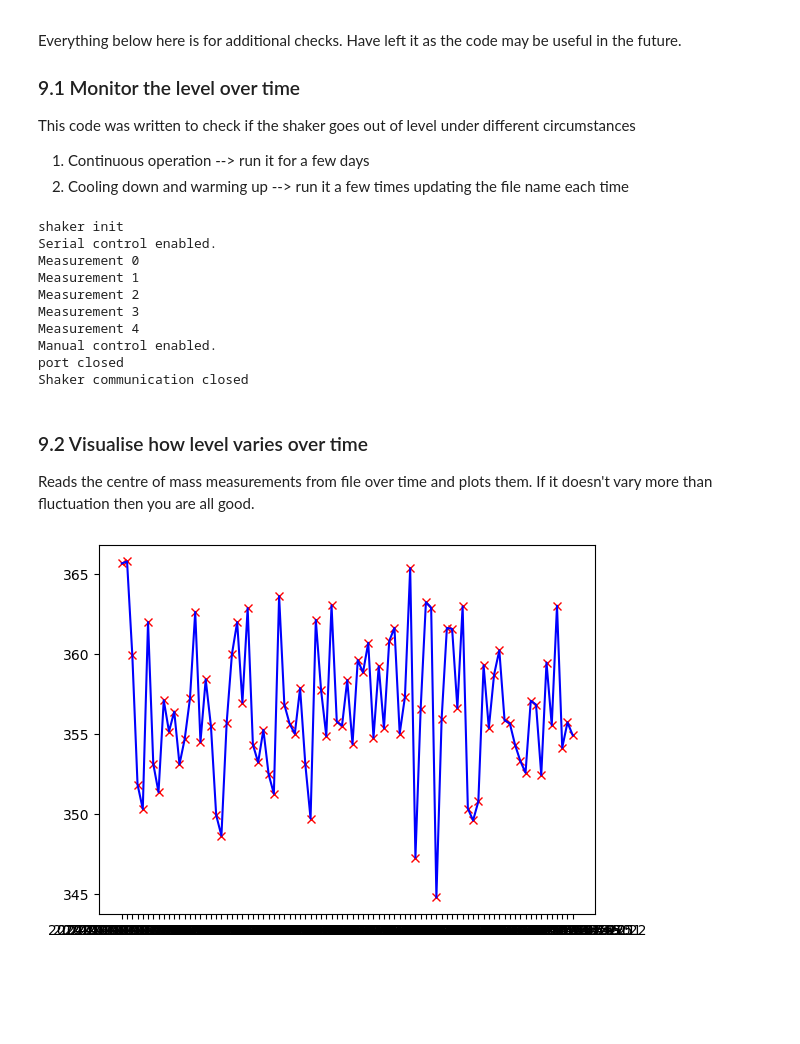
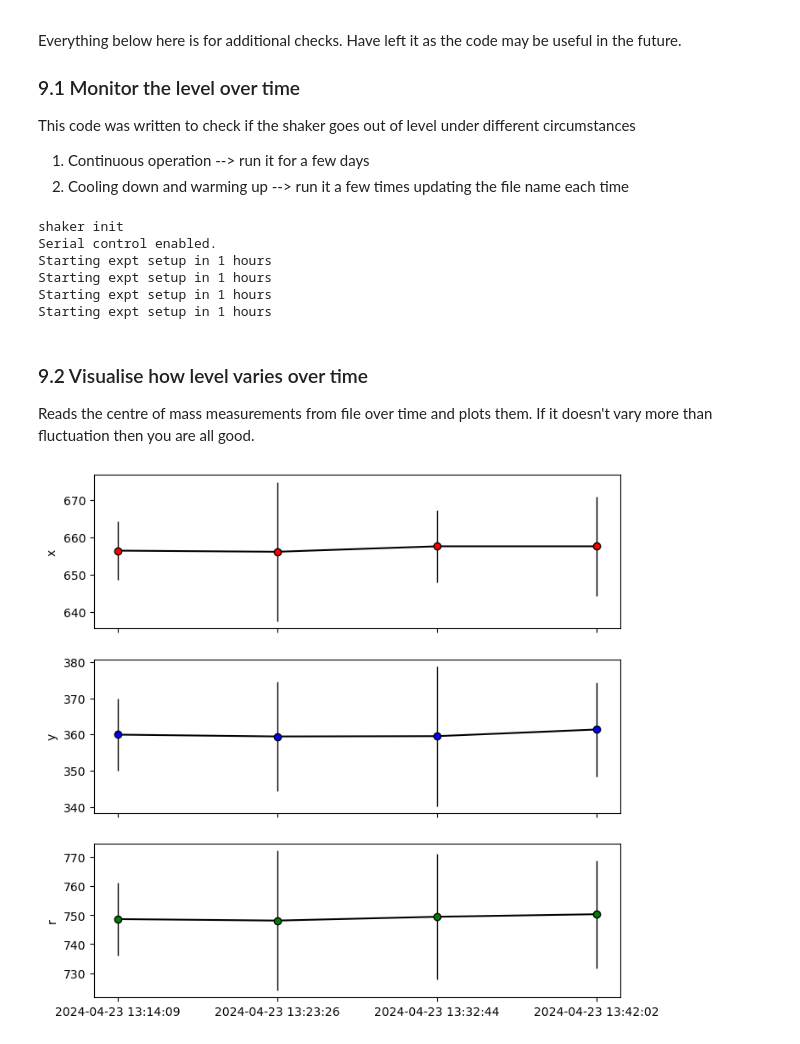
Before and after one commit to MikeSmithLabTeam/shaker_expts, a Jupyter notebook: preexperiment_setup.ipynb, the cells around one changed output. Saved outputs shown, nothing was run; the diff lists cells and outputs as text; code cells hidden in the pictures; blank space fills up the shorter version.

Commit message:
plot changes level

```diff
--- a/preexperiment_setup.ipynb
+++ b/preexperiment_setup.ipynb
@@ -282,8 +282,7 @@ This code was written to check if the shaker goes out of level under different c
 2. Cooling down and warming up --> run it a few times updating the file name each time
 # %%
 import time
-
-from cv2 import mean
+import numpy as np
 from labvision.camera import Camera
 from labvision.camera.camera_config import CameraType
 from shaker.shaker import Shaker
@@ -299,7 +298,7 @@ project_filepath = 'E:/RawData/Mike/Intruders/Intruder_expts/'
 def start_expt_setup(delay_timer_hours):
     for i in range(delay_timer_hours):
         print('Starting expt setup in ' + str(delay_timer_hours - i) + ' hours')
-        time.sleep(3600)
+        time.sleep(300)
         # Get the current date and time
     now = time.localtime()
     # Convert it to a string
@@ -319,7 +318,11 @@ def get_measurement(shaker, cam, iterations=10):
     mean_r = (mean_x**2 + mean_y**2)**0.5
     std_x = sum([(x - mean_x)**2 for x in x_vals])**0.5
     std_y = sum([(y - mean_y)**2 for y in y_vals])**0.5
-    std_r = (std_x**2 + std_y**2)**0.5
+
+    std_r = (std_x**2 + std_y**2)**0.5/(np.sqrt(iterations))
+    std_x = std_x/(np.sqrt(iterations))
+    std_y = std_y/(np.sqrt(iterations))
+
     return mean_x, mean_y, mean_r, std_x, std_y, std_r
 
 
@@ -328,19 +331,15 @@ with Shaker() as shaker, Camera(cam_type=panasonic) as cam:
     while True:
         x,y,r,err_x,err_y,err_r = get_measurement(shaker, cam)
         with open(project_filepath + 'continuous_operation_stability_level.txt', 'a') as f:
-            f.write(date_time_str + ',' + str(x) + ',' + str(y) + ',' + str(r) + ',' + str(err_x) ',' + str(err_y) ',' + str(err_r) + '\n')
+            f.write(date_time_str + ',' + str(x) + ',' + str(y) + ',' + str(r) + ',' + str(err_x) + ',' + str(err_y) + ',' + str(err_r) + '\n')
         date_time_str = start_expt_setup(delay_timer_hours)
 # %% [output]
 shaker init
 Serial control enabled.
-Measurement 0
-Measurement 1
-Measurement 2
-Measurement 3
-Measurement 4
-Manual control enabled.
-port closed
-Shaker communication closed
+Starting expt setup in 1 hours
+Starting expt setup in 1 hours
+Starting expt setup in 1 hours
+Starting expt setup in 1 hours
 # %% [markdown]
 ### 9.2 Visualise how level varies over time
 
@@ -348,17 +347,25 @@ Reads the centre of mass measurements from file over time and plots them. If it
 # %%
 import pandas as pd
 import matplotlib.pyplot as plt
 
 project_filepath = 'E:/RawData/Mike/Intruders/Intruder_expts/'
 
 with open(project_filepath + 'continuous_operation_stability_level.txt', 'r') as f:
     df = pd.read_csv(f, names=['date_time', 'x','y','r','err_x','err_y','err_r'])
 
 fig, ax = plt.subplots(nrows=3, ncols=1, sharex=True, figsize=(8,8))
-ax[0].errorbar(df['date_time'], df['x'], df['err_x'], label='x')
-ax[1].errorbar(df['date_time'], df['y'], df['err_y'], label='y')
-ax[1].errorbar(df['date_time'], df['r'], df['err_r'], label='r')
-
+ax[0].errorbar(df['date_time'], df['x'], yerr=df['err_x'], fmt='o',
+                 ecolor='black', elinewidth=1, markerfacecolor='red', markeredgecolor='black')
+ax[0].plot(df['date_time'], df['x'], 'k-')
+ax[0].set_ylabel('x')
+ax[1].errorbar(df['date_time'], df['y'], yerr=df['err_y'], fmt='o',
+                 ecolor='black', elinewidth=1, markerfacecolor='blue', markeredgecolor='black')
+ax[1].plot(df['date_time'], df['y'], 'k-')
+ax[1].set_ylabel('y')
+ax[2].errorbar(df['date_time'], df['r'],yerr=df['err_r'], fmt='o',
+                 ecolor='black', elinewidth=1, markerfacecolor='green', markeredgecolor='black')
+ax[2].plot(df['date_time'], df['r'], 'k-')
+ax[2].set_ylabel('r')
 plt.show()
 # %% [output]
-[figure, old version]
+[figure, new version]
```
